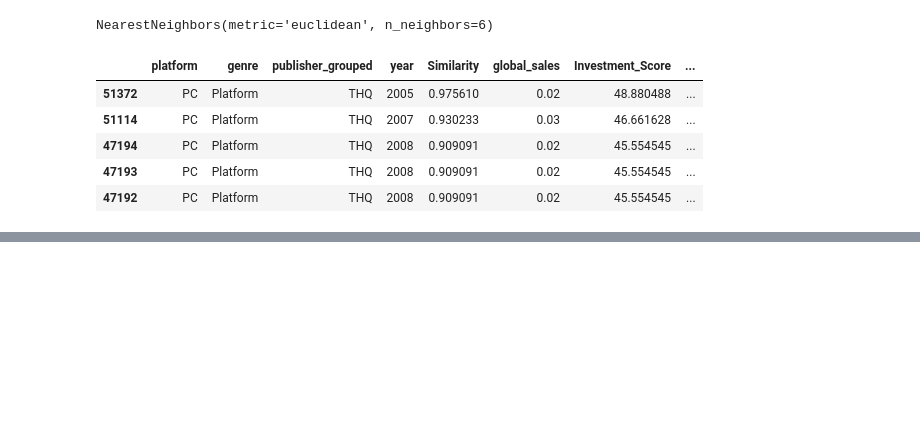
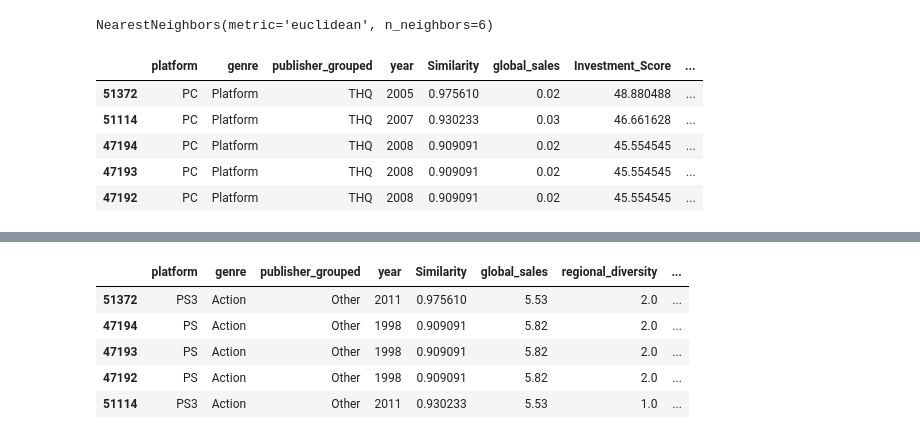
Before and after one commit to mevhibekok/GameVestAI, a Jupyter notebook: notebooks/eda.ipynb, the cells around one changed output, grey strips where cells are left out. Drawn from its saved outputs; the diff is of its cells as text; code cells hidden in the pictures; blank space fills up the shorter version.

```diff
--- a/notebooks/eda.ipynb
+++ b/notebooks/eda.ipynb
@@ -2240,0 +2255,52 @@ recs[['platform','genre','publisher_grouped','year','Similarity','global_sales',
+# %%
+regional_cols = ['na_sales', 'eu_sales', 'jp_sales']
+
+model_df['regional_diversity'] = (
+    (model_df[regional_cols] > 0).sum(axis=1)
+)
+# %%
+recommend_df = recommend_df.merge(
+    model_df[['platform','year','genre','publisher_grouped','regional_diversity']],
+    on=['platform','year','genre','publisher_grouped'],
+    how='left'
+)
+# %%
+def recommend_games(platform, genre, publisher, year):
+
+    input_df = pd.DataFrame([{
+        'platform': platform,
+        'genre': genre,
+        'publisher_grouped': publisher,
+        'year': year
+    }])
+
+    input_processed = preprocessor.transform(input_df)
+    distances, indices = nn_model.kneighbors(input_processed)
+
+    recommendations = recommend_df.iloc[indices[0]].copy()
+
+    recommendations = recommendations.iloc[1:]
+    distances = distances[0][1:]
+
+    recommendations['Similarity'] = 1 / (1 + distances)
+
+    # 🔥 BURAYA KOY
+    recommendations['Final_Score'] = (
+        recommendations['Similarity'] * 50 +
+        np.clip(recommendations['global_sales'], 0, 10) * 3 +
+        recommendations['regional_diversity'].fillna(0) * 5
+    )
+
+    return recommendations.sort_values(by='Final_Score', ascending=False)
+# %%
+recs = recommend_games('PC', 'Platform', 'THQ', 2004)
+
+recs[['platform','genre','publisher_grouped','year',
+      'Similarity','global_sales','regional_diversity','Final_Score']]
+# %% [output]
+|  | platform | genre | publisher_grouped | year | Similarity | global_sales | regional_diversity | ... |
+| 51372 | PS3 | Action | Other | 2011 | 0.975610 | 5.53 | 2.0 | ... |
+| 47194 | PS | Action | Other | 1998 | 0.909091 | 5.82 | 2.0 | ... |
+| 47193 | PS | Action | Other | 1998 | 0.909091 | 5.82 | 2.0 | ... |
+| 47192 | PS | Action | Other | 1998 | 0.909091 | 5.82 | 2.0 | ... |
+| 51114 | PS3 | Action | Other | 2011 | 0.930233 | 5.53 | 1.0 | ... |
```
Also changed, not shown: parts of 7 cells of this notebook.
